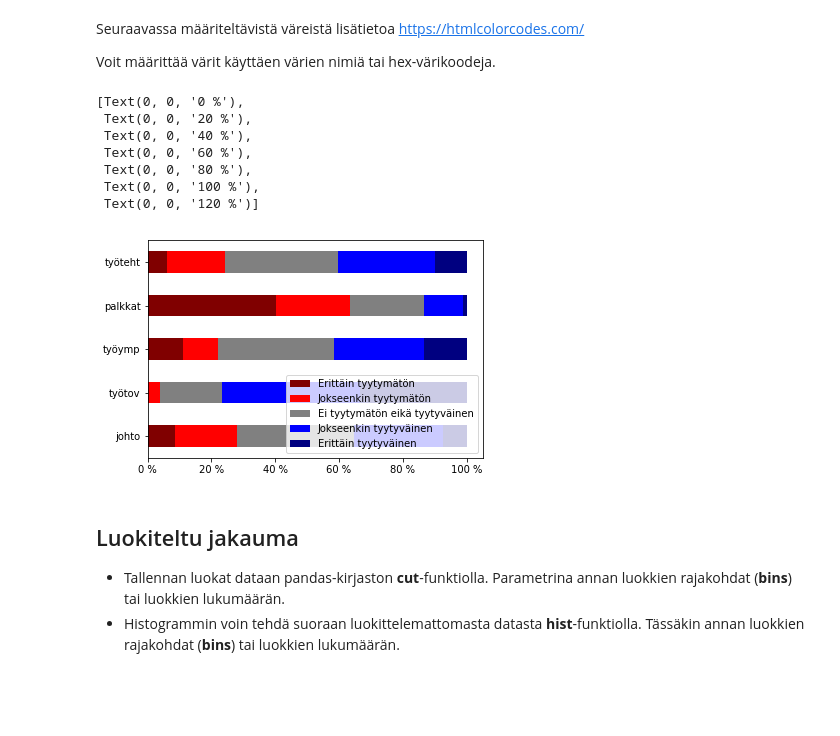
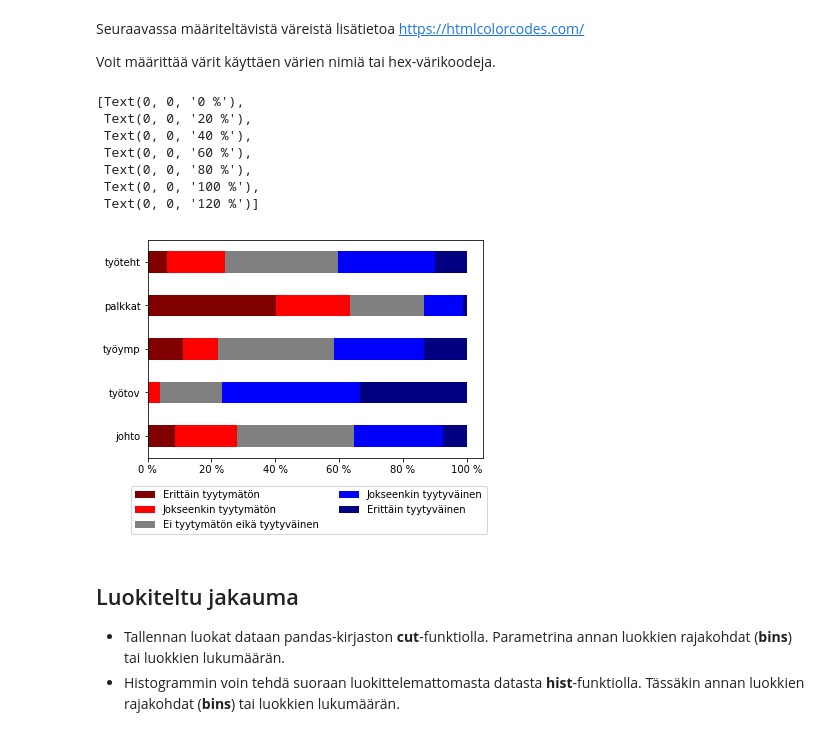
Before and after one commit to taanila/tilastoapu, a Jupyter notebook: olennaiset.ipynb, the cells around one changed output. Saved outputs shown, nothing was run; the diff lists cells and outputs as text; code cells hidden in the pictures; blank space fills up the shorter version.

```diff
--- a/olennaiset.ipynb
+++ b/olennaiset.ipynb
@@ -17,8 +17,7 @@ import matplotlib.pyplot as plt
     <li><b>rename()</b>-funktiolla voin nimetä muuttujia uudelleen.</li>
 # %%
 #Avaan Excel-datan dataframeen ja näytän viisi ensimmäistä riviä.
-#Vanhemmissa pandas-versioissa 'sheet_name sijasta' täytyy käyttää 'sheetname'.
-df = pd.read_excel('http://taanila.fi/data1.xlsx', sheet_name = 'Data')
+df = pd.read_excel('http://taanila.fi/data1.xlsx')
 df.head()
 # %% [output]
 |  | nro | sukup | ikä | perhe | koulutus | palveluv | palkka | johto | työtov | työymp | palkkat | ... |
@@ -301,20 +303,23 @@ Seuraavassa määriteltävistä väreistä lisätietoa https://htmlcolorcodes.co
 Voit määrittää värit käyttäen värien nimiä tai hex-värikoodeja.
 # %%
 #Edellinen 100 % pinottuina pylväinä; värit voin itse määritellä.
-ax6 = df5.transpose().plot.barh(stacked = True,
+ax6 = df5.T.plot.barh(stacked = True,
                                color=['maroon','red','gray','blue','navy'])
+
+#Selitteen paikan ja sarakkeiden määrän asettaminen:
+ax6.legend(loc=(-0.05,-0.35), ncol=2)
 
 #Tässä on ylimääräistä kikkailua, koska suomen kielessä välilyönti ennen %-merkkiä:
 ax6.set_xticklabels(['{:.0f} %'.format(x*100) for x in ax6.get_xticks()])
 # %% [output]
 [Text(0, 0, '0 %'),
  Text(0, 0, '20 %'),
  Text(0, 0, '40 %'),
  Text(0, 0, '60 %'),
  Text(0, 0, '80 %'),
  Text(0, 0, '100 %'),
  Text(0, 0, '120 %')]
-[figure, old version]
+[figure, new version]
 # %% [markdown]
 <h2>Luokiteltu jakauma</h2>
 
```
Also changed, not shown: parts of 3 cells of this notebook.
